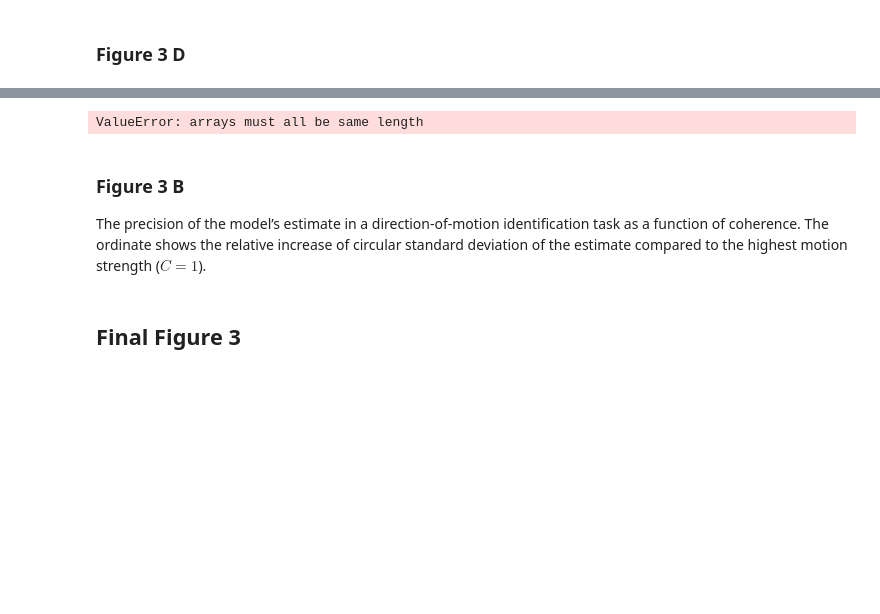
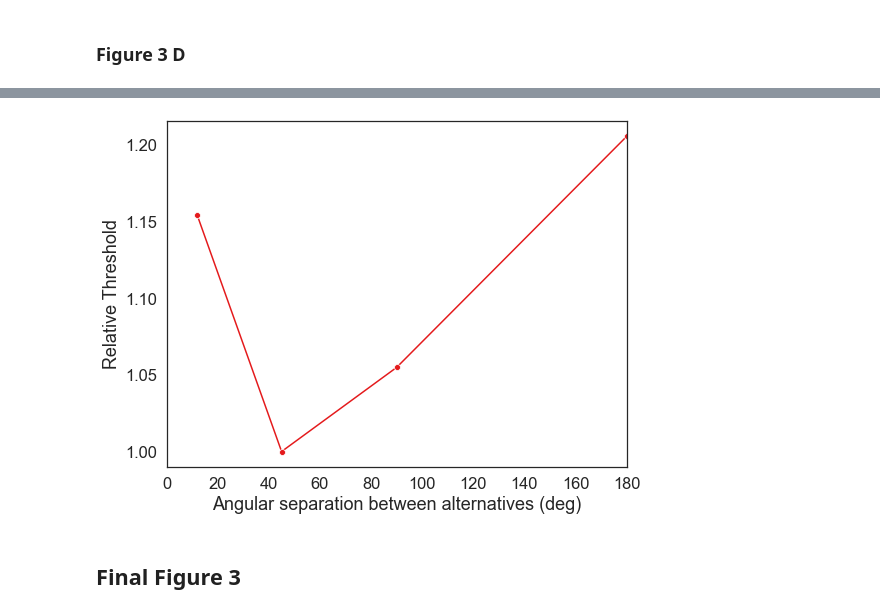
Before and after one commit to Nicobruno92/jazayeri2006_replication, a Jupyter notebook: jazayeri2006.ipynb, the cells around one changed output, grey strips where cells are left out. Saved outputs shown, nothing was run; the diff lists cells and outputs as text; code cells hidden in the pictures; blank space fills up the shorter version.

```diff
--- a/jazayeri2006.ipynb
+++ b/jazayeri2006.ipynb
@@ -507,26 +632,0 @@ def L_(trials, theta_n, theta_i, N, C, t, R_max, R_min, kappa):
-# %%
-def L_3(
-    trials, L_1, L_2, theta_3, theta_1, theta_2, theta_i, N, t, R_max, R_min, kappa
-):
-    l_3 = np.zeros(trials)
-    theta_1 = np.radians(theta_1)
-    theta_2 = np.radians(theta_2)
-    theta_3 = np.radians(theta_3)
-    mat1 = np.array([cos(theta_3), sin(theta_3)])
-    mat2 = np.array([[cos(theta_1), sin(theta_1)], [cos(theta_2), sin(theta_2)]])
-    for trial in range(trials):
-        mat3 = np.array([L_1[trial], L_2[trial]])
-        l_3[trial] = np.dot(mat1, np.linalg.inv(mat2)).dot(mat3)
-    return l_3
-# %%
-theta_1 = np.radians(theta_1)
-theta_2 = np.radians(theta_2)
-theta_3 = np.radians(5)
-L_1 = L_(trials, theta_1, theta_i, N, c, t, R_max, R_min, kappa)
-L_2 = L_(trials, theta_2, theta_i, N, c, t, R_max, R_min, kappa)
-l_3 = np.zeros(trials)
-mat1 = np.array([cos(theta_3), sin(theta_3)])
-mat2 = np.array([[cos(theta_1), sin(theta_1)], [cos(theta_2), sin(theta_2)]])
-for trial in range(trials):
-    mat3 = np.array([L_1[trial], L_2[trial]])
-    l_3[trial] = np.dot(mat1, np.linalg.inv(mat2)).dot(mat3)
@@ -547,6 +650,7 @@ def opt_th2(C, alternative, theta_1, theta_2, trials):
     for i in range(1, 1 + alternative):
         theta_3 = np.radians(i * dist_angles)
         l_3 = L_3(
+            C,
             trials,
             L_1,
             L_2,
@@ -599,19 +697,13 @@ Warning: Maximum number of function evaluations has been exceeded.
 # %%
-c4plot = [v[0] for i, v in enumerate(opt_c)]
+c4plot = [v[0] for i, v in enumerate(opt_c2)]
 
-rel_th = c4plot / min(opt_c)
+rel_th = c4plot / min(opt_c2)
 
 sns.lineplot(thetas_2, rel_th, marker="o")
 plt.xlim(0, 180)
-plt.xlabel('Angular separation between alternatives (deg)')
-plt.ylabel('Relative Threshold')
-plt.savefig('figs_fig_3_C.png', dpi = 600)
+plt.xlabel("Angular separation between alternatives (deg)")
+plt.ylabel("Relative Threshold")
+plt.savefig("figs_fig_3_C.png", dpi=600)
 plt.show()
 # %% [output]
-ValueError: arrays must all be same length
+[figure, added]
-# %% [markdown]
-### Figure 3 B <a name="fig_3b"></a>
-The precision of the model’s estimate in a direction-of-motion
-identification task as a function of coherence. The ordinate shows the relative
-increase of circular standard deviation of the estimate compared to the
-highest motion strength ($C =  1$).
```
Also changed, not shown: parts of 31 cells of this notebook, 7 other files.
